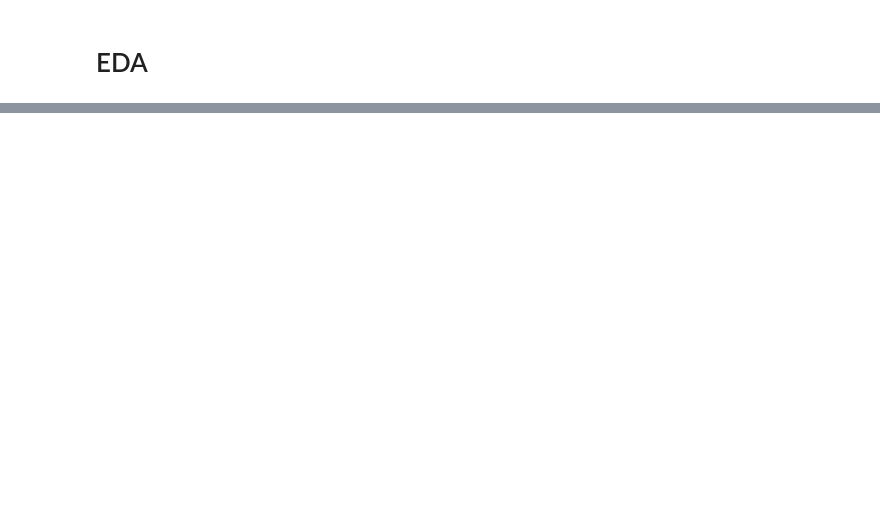
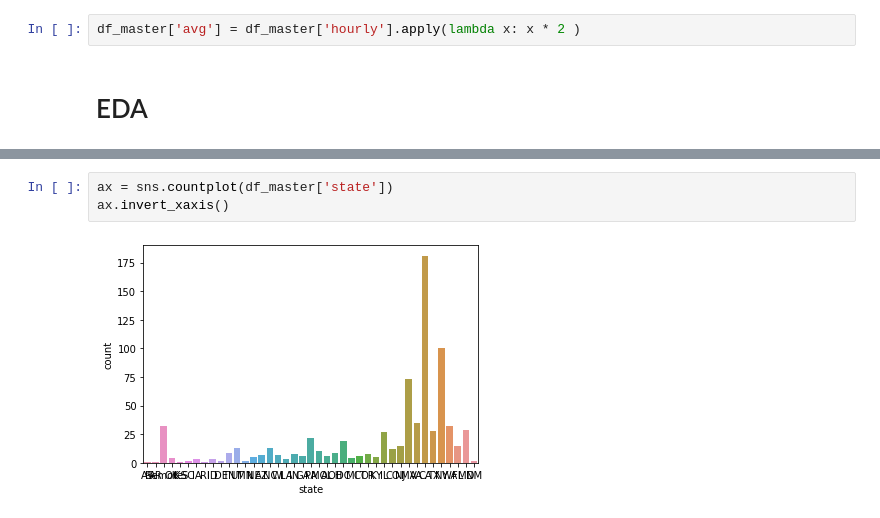
Before and after one commit to vytautasmu/Python_mokymai, a Jupyter notebook: final_work_vcs.ipynb, the cells around one changed output, grey strips where cells are left out. Drawn from its saved outputs; the diff is of its cells as text; blank space fills up the shorter version.

```diff
--- a/final_work_vcs.ipynb
+++ b/final_work_vcs.ipynb
@@ -247,2 +251,4 @@ Name: job_title_norm, dtype: int64
+# %%
+df_master['avg'] = df_master['hourly'].apply(lambda x: x * 2 )
 # %% [markdown]
  # EDA
@@ -248,0 +266,5 @@ Name: job_title_norm, dtype: int64
+# %%
+ax = sns.countplot(df_master['state'])
+ax.invert_xaxis()
+# %% [output]
+[figure, added]
```
Also changed, not shown: parts of 3 cells of this notebook.
